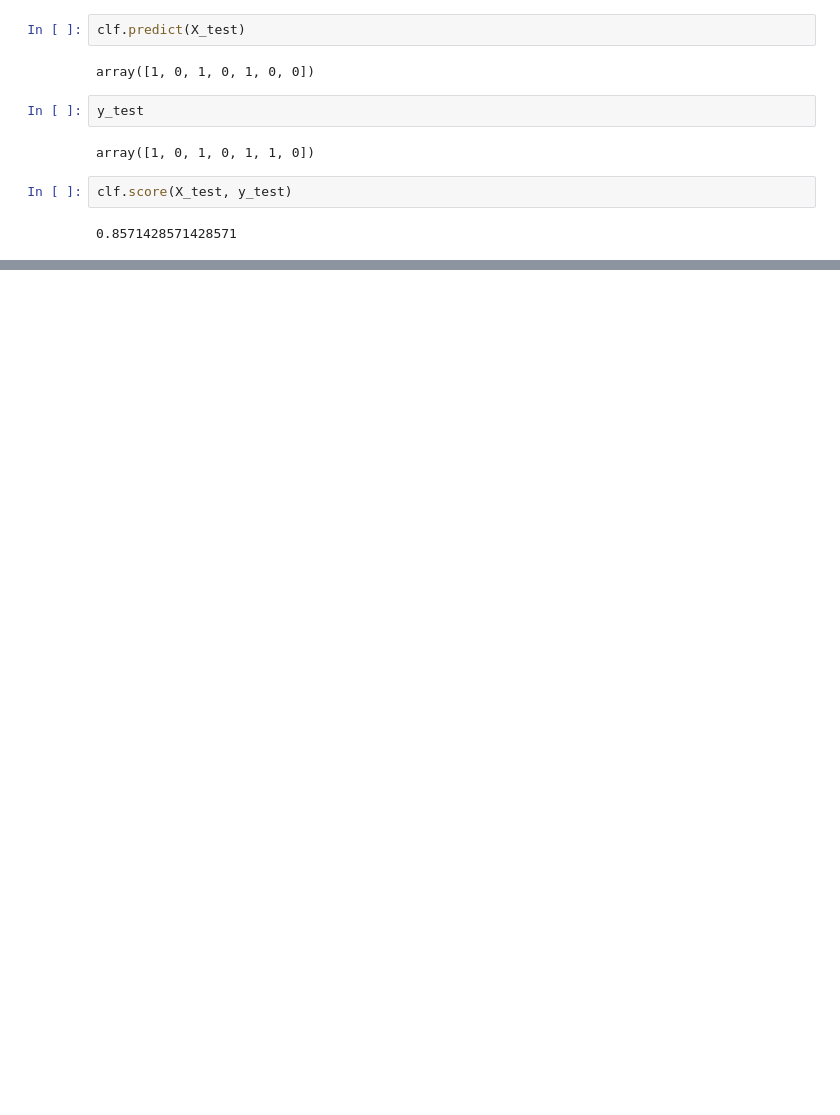
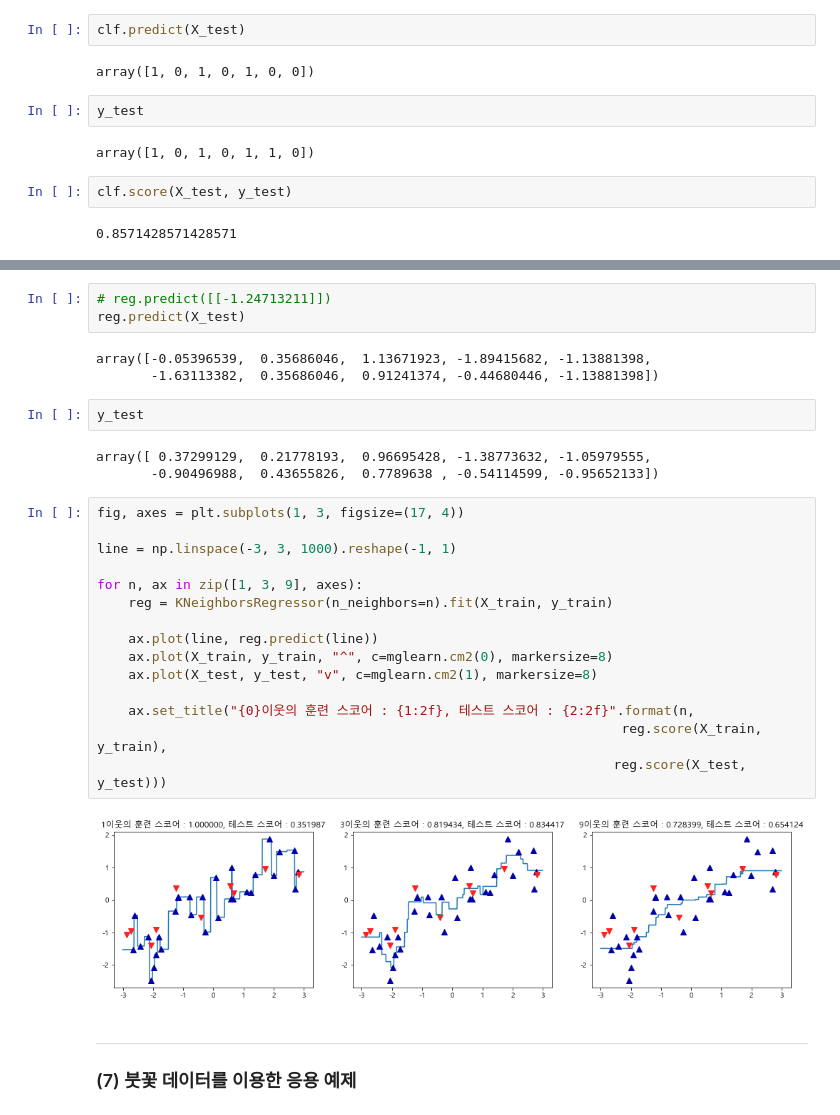
Before and after one commit to not147/PythonBasic, a Jupyter notebook: pythonwork/ai/1_샘플소개 및 KNN.ipynb, the cells around one changed output, grey strips where cells are left out. Drawn from its saved outputs; the diff is of its cells as text; blank space fills up the shorter version.

```diff
--- a/pythonwork/ai/1_샘플소개 및 KNN.ipynb
+++ b/pythonwork/ai/1_샘플소개 및 KNN.ipynb
@@ -190,0 +298,31 @@ clf.score(X_test, y_test)
+# %%
+# reg.predict([[-1.24713211]])
+reg.predict(X_test)
+# %% [output]
+array([-0.05396539,  0.35686046,  1.13671923, -1.89415682, -1.13881398,
+       -1.63113382,  0.35686046,  0.91241374, -0.44680446, -1.13881398])
+# %%
+y_test
+# %% [output]
+array([ 0.37299129,  0.21778193,  0.96695428, -1.38773632, -1.05979555,
+       -0.90496988,  0.43655826,  0.7789638 , -0.54114599, -0.95652133])
+# %%
+fig, axes = plt.subplots(1, 3, figsize=(17, 4))
+
+line = np.linspace(-3, 3, 1000).reshape(-1, 1)
+
+for n, ax in zip([1, 3, 9], axes):
+    reg = KNeighborsRegressor(n_neighbors=n).fit(X_train, y_train)
+
+    ax.plot(line, reg.predict(line))
+    ax.plot(X_train, y_train, "^", c=mglearn.cm2(0), markersize=8)
+    ax.plot(X_test, y_test, "v", c=mglearn.cm2(1), markersize=8)
+
+    ax.set_title("{0}이웃의 훈련 스코어 : {1:2f}, 테스트 스코어 : {2:2f}".format(n,
+                                                                   reg.score(X_train, y_train),
+                                                                  reg.score(X_test, y_test)))
+# %% [output]
+[figure, added]
+# %% [markdown]
+---
+### (7) 붓꽃 데이터를 이용한 응용 예제
```
Also changed, not shown: parts of 26 cells of this notebook.
